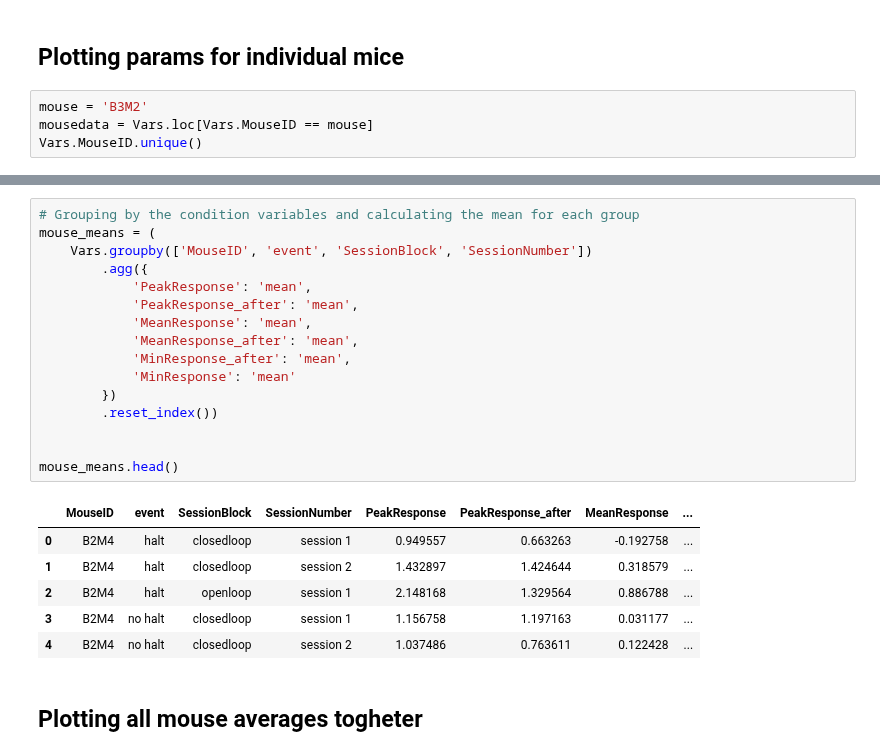
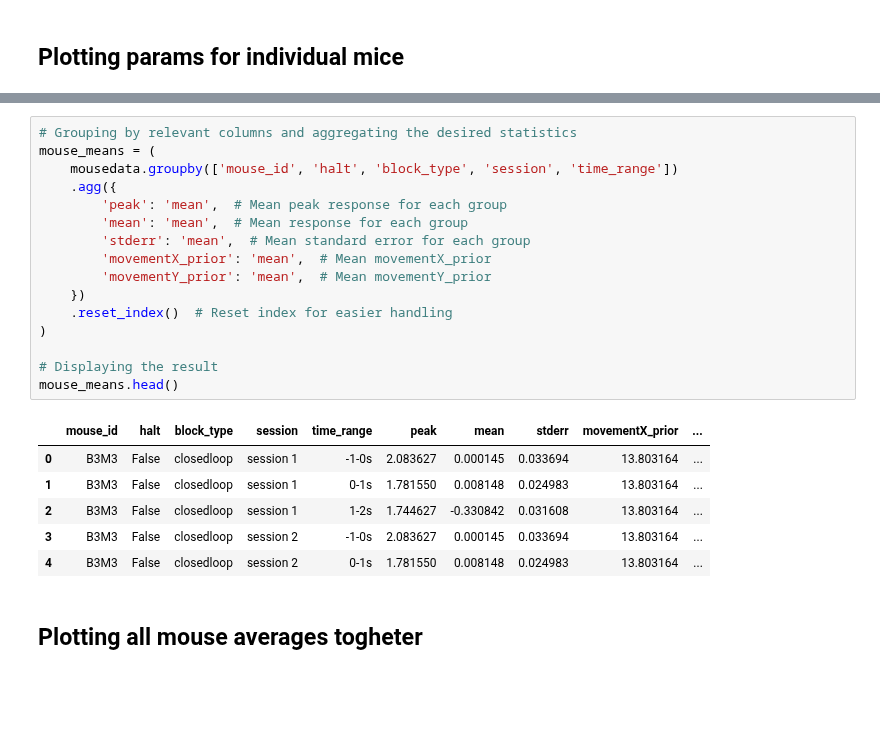
Before and after one commit to ikharitonov/vestibular_vr_pipeline, a Jupyter notebook: Mismatch_analysis/Fitting_models.ipynb, the cells around one changed output, grey strips where cells are left out. Drawn from its saved outputs; the diff is of its cells as text; blank space fills up the shorter version.

```diff
--- a/Mismatch_analysis/Fitting_models.ipynb
+++ b/Mismatch_analysis/Fitting_models.ipynb
@@ -62,6 +64,2 @@ Nohalt_data.describe()
 # %% [markdown]
 ## Plotting params for individual mice
-# %%
-mouse = 'B3M2'
-mousedata = Vars.loc[Vars.MouseID == mouse]
-Vars.MouseID.unique()
@@ -101,26 +131,26 @@ fig.savefig(f'Figures/{sensor}_{mouse}_halt_nohalt_boxplot.png', format = 'png')
 # %%
-# Grouping by the condition variables and calculating the mean for each group
+# Grouping by relevant columns and aggregating the desired statistics
 mouse_means = (
-    Vars.groupby(['MouseID', 'event', 'SessionBlock', 'SessionNumber'])
-        .agg({
-            'PeakResponse': 'mean',
-            'PeakResponse_after': 'mean',
-            'MeanResponse': 'mean',
-            'MeanResponse_after': 'mean',
-            'MinResponse_after': 'mean',
-            'MinResponse': 'mean'
-        })
-        .reset_index())
+    mousedata.groupby(['mouse_id', 'halt', 'block_type', 'session', 'time_range'])
+    .agg({
+        'peak': 'mean',  # Mean peak response for each group
+        'mean': 'mean',  # Mean response for each group
+        'stderr': 'mean',  # Mean standard error for each group
+        'movementX_prior': 'mean',  # Mean movementX_prior
+        'movementY_prior': 'mean',  # Mean movementY_prior
+    })
+    .reset_index()  # Reset index for easier handling
+)
 
-
+# Displaying the result
 mouse_means.head()
 # %% [output]
-|  | MouseID | event | SessionBlock | SessionNumber | PeakResponse | PeakResponse_after | MeanResponse | ... |
-| 0 | B2M4 | halt | closedloop | session 1 | 0.949557 | 0.663263 | -0.192758 | ... |
-| 1 | B2M4 | halt | closedloop | session 2 | 1.432897 | 1.424644 | 0.318579 | ... |
-| 2 | B2M4 | halt | openloop | session 1 | 2.148168 | 1.329564 | 0.886788 | ... |
-| 3 | B2M4 | no halt | closedloop | session 1 | 1.156758 | 1.197163 | 0.031177 | ... |
-| 4 | B2M4 | no halt | closedloop | session 2 | 1.037486 | 0.763611 | 0.122428 | ... |
+|  | mouse_id | halt | block_type | session | time_range | peak | mean | stderr | movementX_prior | ... |
+| 0 | B3M3 | False | closedloop | session 1 | -1-0s | 2.083627 | 0.000145 | 0.033694 | 13.803164 | ... |
+| 1 | B3M3 | False | closedloop | session 1 | 0-1s | 1.781550 | 0.008148 | 0.024983 | 13.803164 | ... |
+| 2 | B3M3 | False | closedloop | session 1 | 1-2s | 1.744627 | -0.330842 | 0.031608 | 13.803164 | ... |
+| 3 | B3M3 | False | closedloop | session 2 | -1-0s | 2.083627 | 0.000145 | 0.033694 | 13.803164 | ... |
+| 4 | B3M3 | False | closedloop | session 2 | 0-1s | 1.781550 | 0.008148 | 0.024983 | 13.803164 | ... |
 # %% [markdown]
 ## Plotting all mouse averages togheter
 # %%
```
Also changed, not shown: parts of 7 cells of this notebook, 12 other files.
